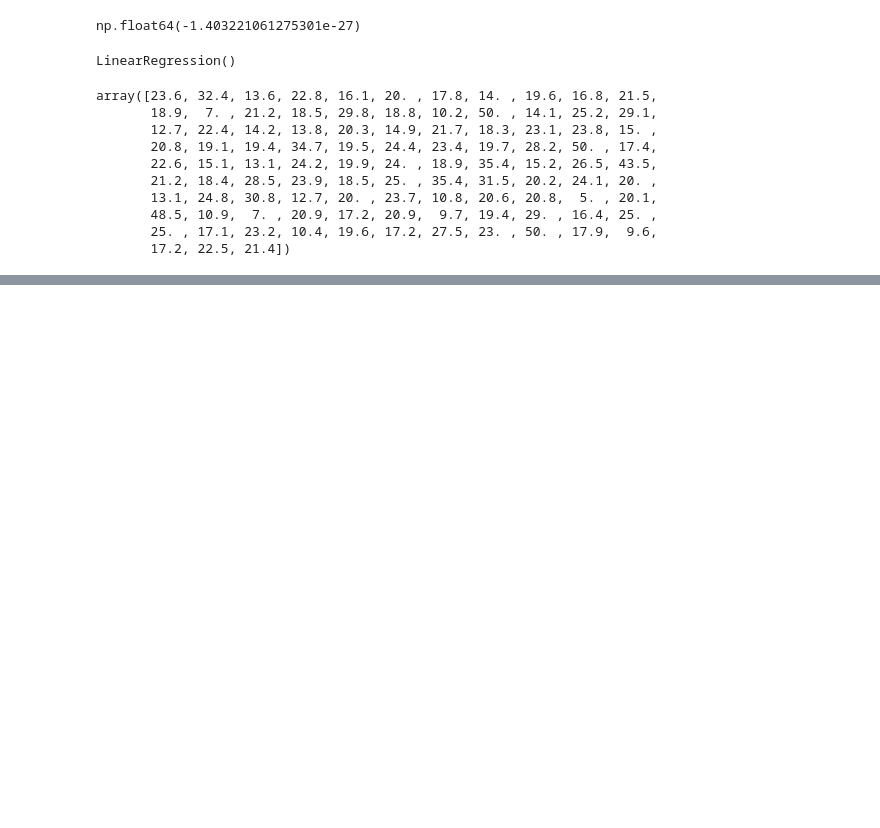
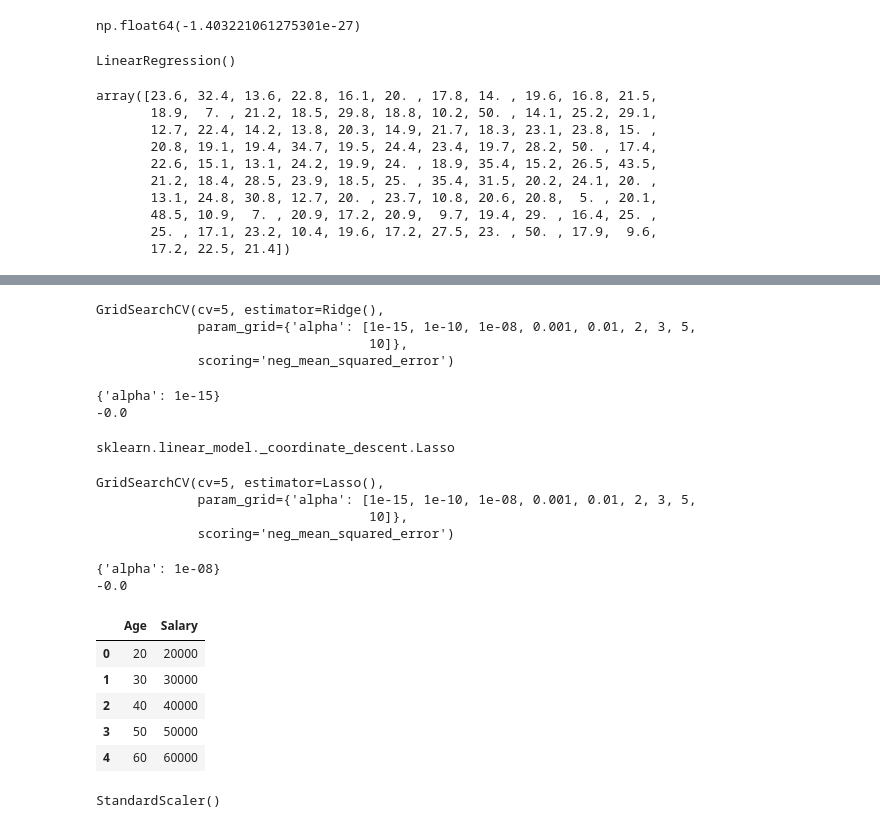
Before and after one commit to Mayank2014l/Training-Questions, a Jupyter notebook: 94.overfitting.ipynb, the cells around one changed output, grey strips where cells are left out. Drawn from its saved outputs; the diff is of its cells as text; code cells hidden in the pictures; blank space fills up the shorter version.

```diff
--- a/94.overfitting.ipynb
+++ b/94.overfitting.ipynb
@@ -276,0 +346,59 @@ compare_df
+# %%
+# Ridge Regression can take alpha value as a parameter
+# 1e-15:- 0.00000000000000001
+params = {'alpha':[1e-15,1e-10,1e-8,1e-3,1e-2,2,3,5,10]}
+ridge_reg  = GridSearchCV(ridge,params,scoring="neg_mean_squared_error",cv=5)
+ridge_reg.fit(X,y)
+# %% [output]
+GridSearchCV(cv=5, estimator=Ridge(),
+             param_grid={'alpha': [1e-15, 1e-10, 1e-08, 0.001, 0.01, 2, 3, 5,
+                                   10]},
+             scoring='neg_mean_squared_error')
+# %%
+print(ridge_reg.best_params_)
+print(round(ridge_reg.best_score_,2))
+# %% [output]
+{'alpha': 1e-15}
+-0.0
+# %%
+from sklearn.linear_model import Lasso
+from sklearn.model_selection import GridSearchCV
+lasso = Lasso()
+Lasso
+# %% [output]
+sklearn.linear_model._coordinate_descent.Lasso
+# %%
+params = {'alpha':[1e-15,1e-10,1e-8,1e-3,1e-2,2,3,5,10]}
+lasso_reg  = GridSearchCV(lasso,params,scoring="neg_mean_squared_error",cv=5)
+lasso_reg.fit(X,y)
+# %% [output]
+GridSearchCV(cv=5, estimator=Lasso(),
+             param_grid={'alpha': [1e-15, 1e-10, 1e-08, 0.001, 0.01, 2, 3, 5,
+                                   10]},
+             scoring='neg_mean_squared_error')
+# %%
+print(lasso_reg.best_params_)
+print(round(lasso_reg.best_score_,2))
+# %% [output]
+{'alpha': 1e-08}
+-0.0
+# %%
+# StandardScalar:- value ---- 0 to 1
+from sklearn.preprocessing import StandardScaler
+df = pd.DataFrame({
+    "Age":[20,30,40,50,60],
+    "Salary":[20000,30000,40000,50000,60000]
+})
+df
+# %% [output]
+|  | Age | Salary |
+| 0 | 20 | 20000 |
+| 1 | 30 | 30000 |
+| 2 | 40 | 40000 |
+| 3 | 50 | 50000 |
+| 4 | 60 | 60000 |
+# %%
+scaler = StandardScaler()
+scaler
+# %% [output]
+StandardScaler()
```
Also changed, not shown: parts of 17 cells of this notebook.
